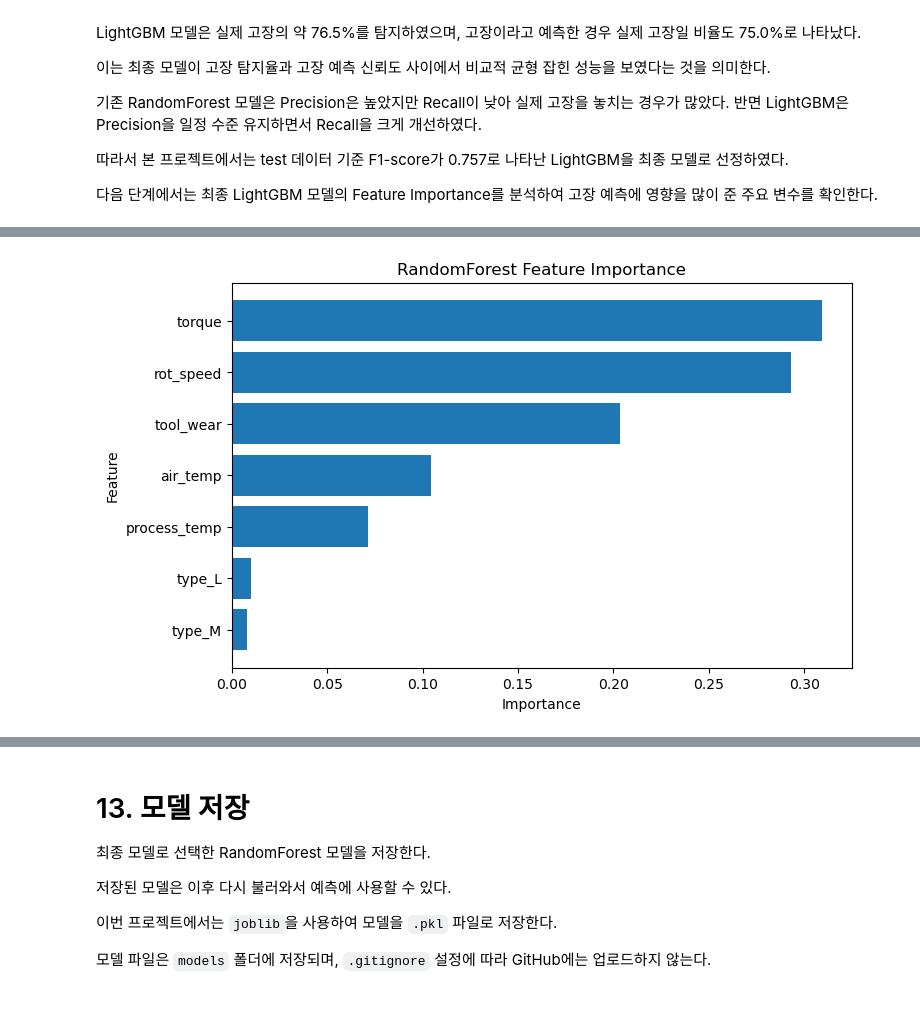
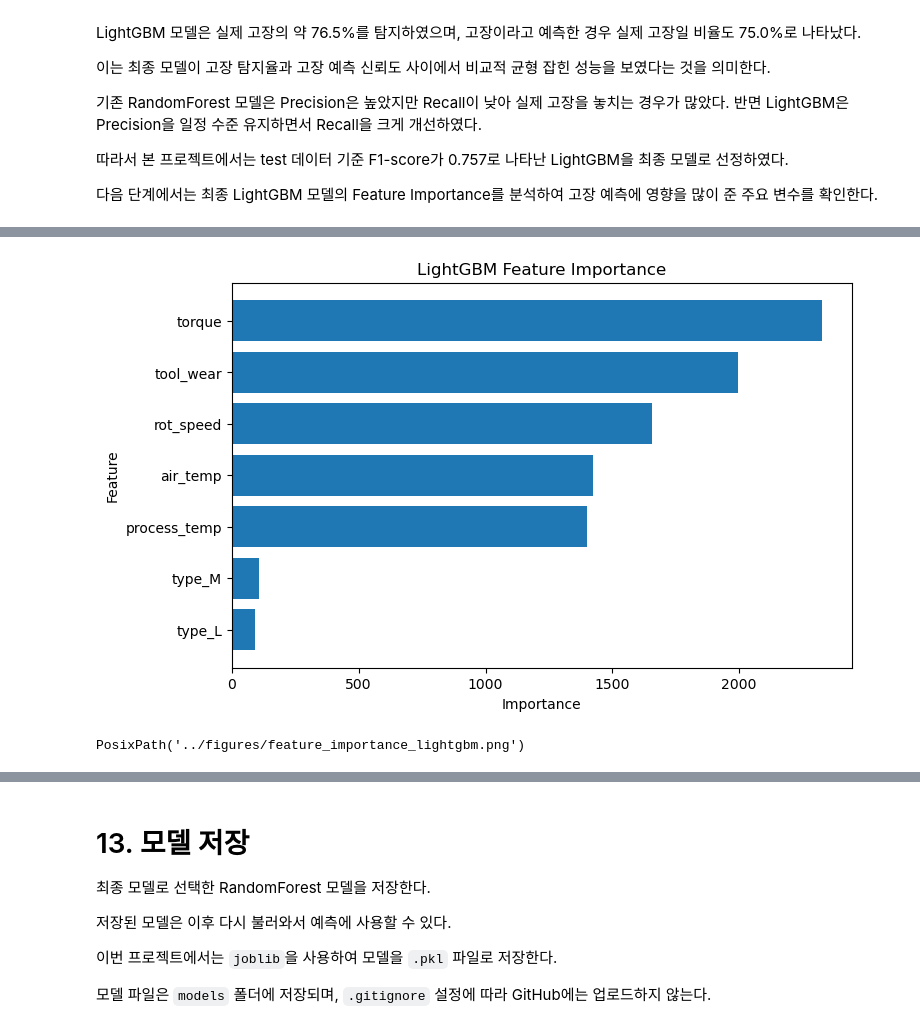
Before and after one commit to mjbaa/manufacturing_macine_learning_project, a Jupyter notebook: notebooks/quality_prediction_model.ipynb, the cells around one changed output, grey strips where cells are left out. Cells and saved outputs as stored; diff of their text form; code cells hidden in the pictures.

Commit message:
add lightgbm feature importance analysis

```diff
--- a/notebooks/quality_prediction_model.ipynb
+++ b/notebooks/quality_prediction_model.ipynb
@@ -1172,20 +1171,25 @@ feature_importance
 # %%
+feature_importance_path = FIGURE_DIR / "feature_importance_lightgbm.png"
+
 plt.figure(figsize=(8, 5))
 
 plt.barh(
     feature_importance["feature"],
     feature_importance["importance"]
 )
 
 plt.gca().invert_yaxis()
 plt.xlabel("Importance")
 plt.ylabel("Feature")
-plt.title("RandomForest Feature Importance")
+plt.title("LightGBM Feature Importance")
 
-plt.savefig(FIGURE_DIR / "feature_importance_randomforest.png", bbox_inches="tight")
+plt.savefig(feature_importance_path, bbox_inches="tight")
 plt.show()
+
+feature_importance_path
 # %% [output]
-[figure, old version]
+[figure, new version]
+PosixPath('../figures/feature_importance_lightgbm.png')
 # %% [markdown]
 ## Feature Importance 분석 결과
 
```
Also changed, not shown: parts of 6 cells of this notebook, 3 other files.
